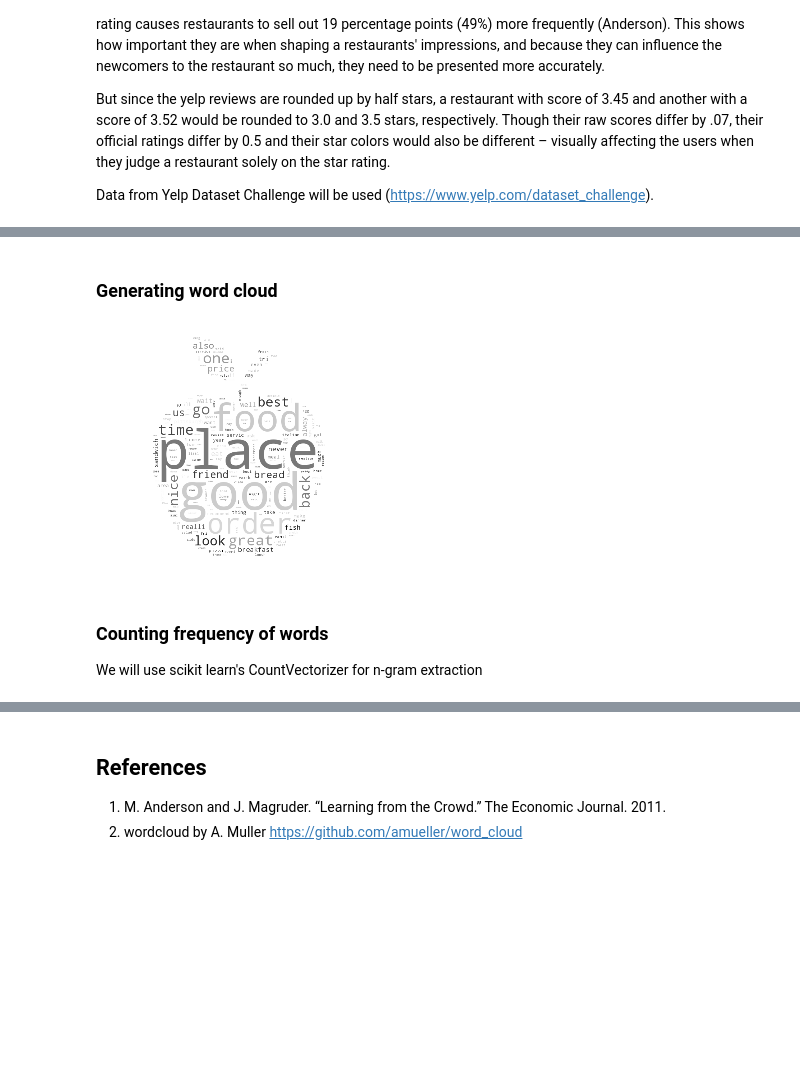
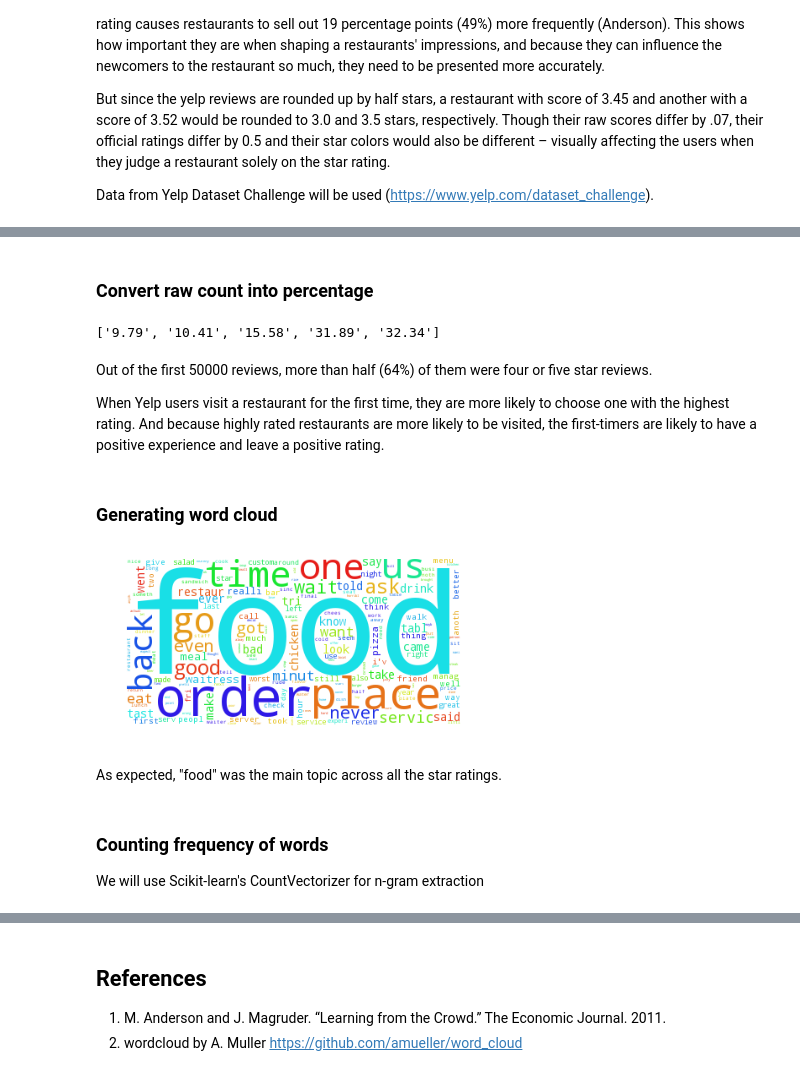
Before and after one commit to soominl/Yelp-Dataset-Challenge, a Jupyter notebook: Yelp Review Analysis.ipynb, the cells around one changed output, grey strips where cells are left out. Saved outputs shown, nothing was run; the diff lists cells and outputs as text; code cells hidden in the pictures; blank space fills up the shorter version.

```diff
--- a/Yelp Review Analysis.ipynb
+++ b/Yelp Review Analysis.ipynb
@@ -104,3 +199,20 @@ done - loaded exp tweets
+# %% [markdown]
+### Convert raw count into percentage
+# %%
+total = count_stars[0]
+star_percentage = []
+#print(count_stars)
+
+for x in count_stars[1:]:
+    star_percentage.append("%.2f" %(x/total * 100))
+
+print(star_percentage)
+# %% [output]
+['9.79', '10.41', '15.58', '31.89', '32.34']
+# %% [markdown]
+Out of the first 50000 reviews, more than half (64%) of them were four or five star reviews.
+
+When Yelp users visit a restaurant for the first time, they are more likely to choose one with the highest rating. And because highly rated restaurants are more likely to be visited, the first-timers are likely to have a positive experience and leave a positive rating.
 # %% [markdown]
 ### Generating word cloud
 # %%
@@ -112,35 +224,68 @@ from scipy.misc import imread
 # %%
 def grey_color_func(word, font_size, position, orientation, random_state=None, **kwargs):
     return "hsl(0, 0%%, %d%%)" % random.randint(0, 100)
 
 dir = os.path.abspath('__file__' + '/../')
 
 font_file_name = 'DroidSansMono.ttf'
 font_full_name = os.path.join(dir, font_file_name)
 
 # read the mask image
 # taken from
 # https://image.freepik.com/free-icon/apple-black-silhouette-with-a-leaf_318-62258.png
 
-image_file_name = 'apple.jpg'
+image_file_name = 'img/apple.jpg'
 mask = imread(os.path.join(dir, image_file_name))
 
-#wordcloud = WordCloud().generate(tokens)
 
-wordcloud = WordCloud(mask=mask, font_path=font_full_name, margin = 10, background_color='white', random_state = 1).generate(word_string)
+# for each star reviews - reformat words from review
+def convert_to_string(review_list):
+    review_string = ""
+    for review in review_list:
+
+        review_words=str.split(str(review),' ')
+
+        for word in review_words:
+            review_string += word
+            review_string += " "
+
+    return review_string
+
+string_one = convert_to_string(one_star)
+string_two = convert_to_string(two_star)
+string_three = convert_to_string(three_star)
+string_four = convert_to_string(four_star)
+string_five = convert_to_string(five_star)
+'''
+wordcloud = WordCloud(mask=mask, font_path=font_full_name, margin = 10, background_color='white', random_state = 1).generate(string_one)
 # store to jpg file
-wordcloud.to_file("apple_cloud.png")
+wordcloud.to_file("img/apple_cloud.png")
+'''
+
+wordcloud = WordCloud(background_color='white').generate(string_one)
+
+#wordcloud = WordCloud(background_color='white').generate(string_two)
+
+#wordcloud = WordCloud(background_color='white').generate(string_three)
+
+#wordcloud = WordCloud(background_color='white').generate(string_four)
+
+#wordcloud = WordCloud(background_color='white').generate(string_five)
+
 
 # Open a plot of the generated image.
-plt.imshow(wordcloud.recolor(color_func=grey_color_func, random_state=3))
-wordcloud.to_file("apple_cloud_bw.png")
+#plt.imshow(wordcloud.recolor(color_func=grey_color_func, random_state=3))
+plt.imshow(wordcloud)
+wordcloud.to_file("wordcloud_star.png")
 plt.axis("off")
 plt.show()
 # %% [output]
-[figure, old version]
+[figure, new version]
+# %% [markdown]
+As expected, "food" was the main topic across all the star ratings.
 # %% [markdown]
 ### Counting frequency of words
-We will use scikit learn's CountVectorizer for n-gram extraction
+We will use Scikit-learn's CountVectorizer for n-gram extraction
 # %%
 from collections import Counter
 from nltk import word_tokenize
```
Also changed, not shown: parts of 12 cells of this notebook.
